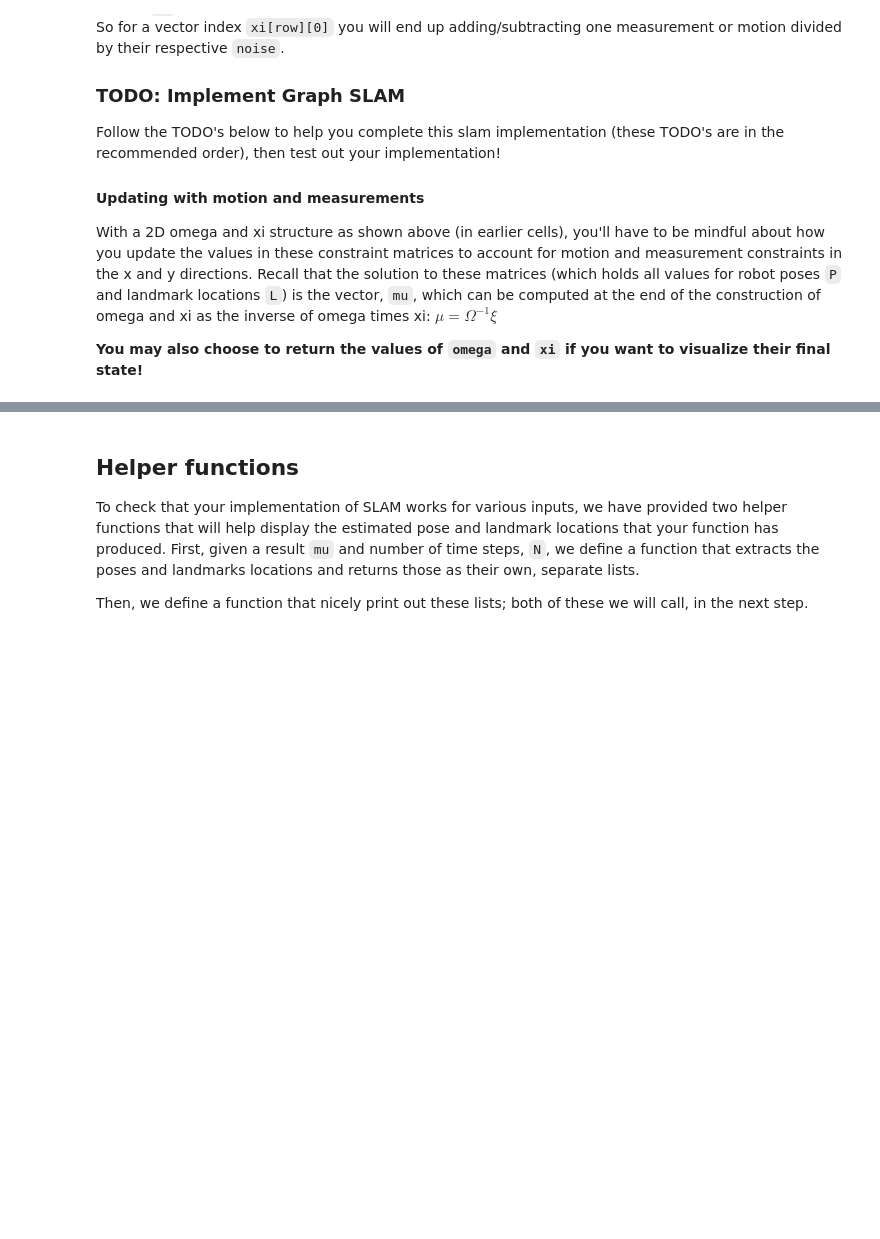
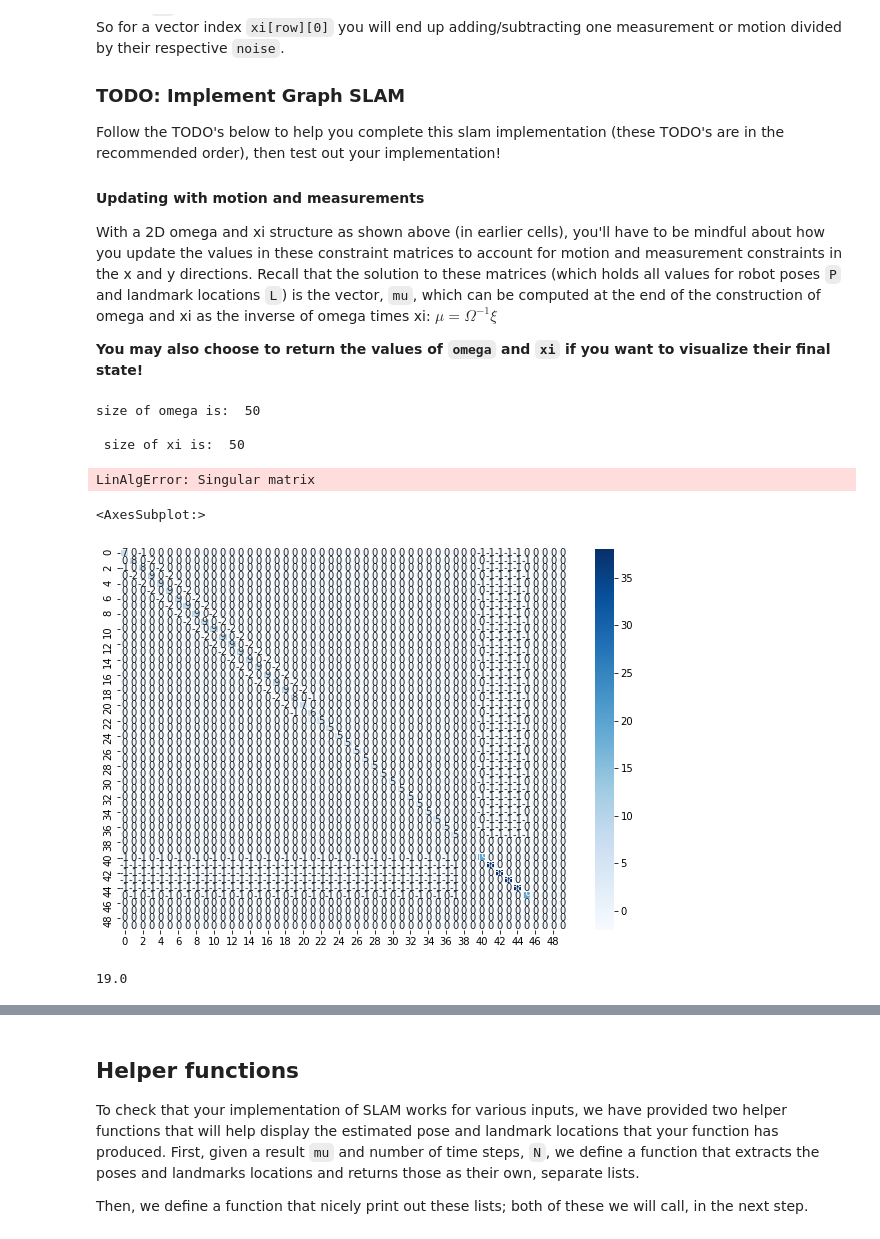
Before and after one commit to rabbiahmed/Implement-SLAM, a Jupyter notebook: 3. Landmark Detection and Tracking.ipynb, the cells around one changed output, grey strips where cells are left out. Cells and saved outputs as stored; diff of their text form; code cells hidden in the pictures; blank space fills up the shorter version.

```diff
--- a/3. Landmark Detection and Tracking.ipynb
+++ b/3. Landmark Detection and Tracking.ipynb
@@ -251,0 +352,21 @@ def slam(data, N, num_landmarks, world_size, motion_noise, measurement_noise):
+# %%
+mu, omega, xi = slam(data, N, num_landmarks, world_size, motion_noise, measurement_noise)
+# %% [output]
+size of omega is:  50
+
+ size of xi is:  50
+LinAlgError: Singular matrix
+# %%
+# display the omega matrix
+# define figure size
+plt.rcParams["figure.figsize"] = (10,7)
+
+# display omega
+sns.heatmap(DataFrame(omega), cmap='Blues', annot=True, linewidths=.5)
+# %% [output]
+<AxesSubplot:>
+[figure, added]
+# %%
+omega[40][40]
+# %% [output]
+19.0
```
Also changed, not shown: parts of 19 cells of this notebook.
